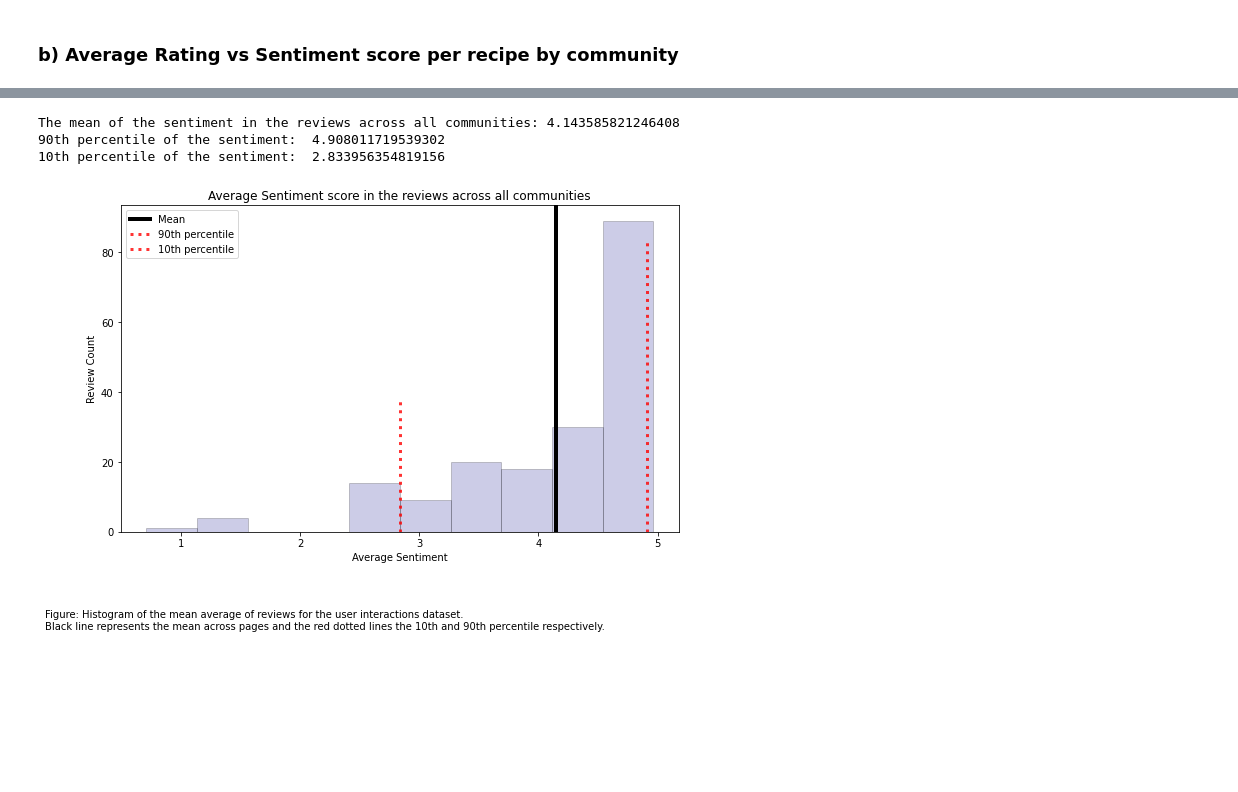
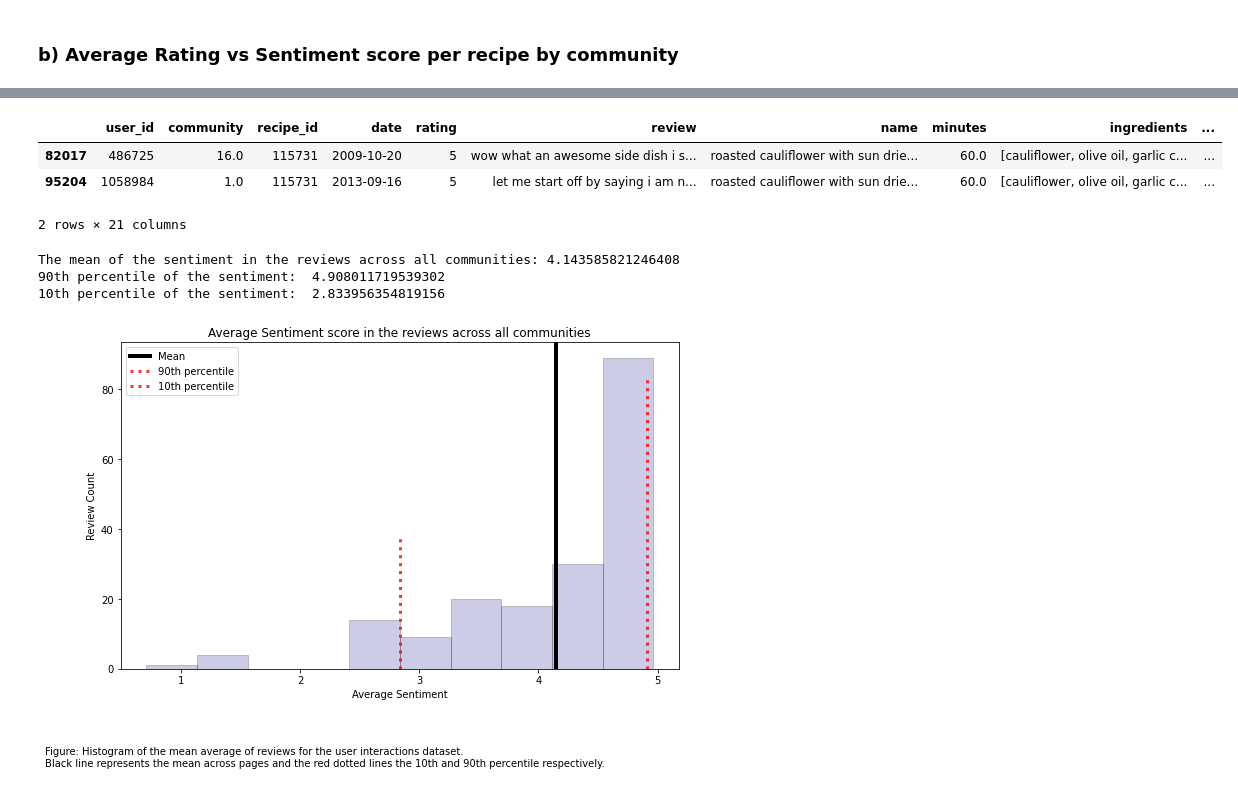
Before and after one commit to lucialarraona/finalproject_socialgraphs22, a Jupyter notebook: Notebooks/nlp_analysis.ipynb, the cells around one changed output, grey strips where cells are left out. Saved outputs shown, nothing was run; the diff lists cells and outputs as text; code cells hidden in the pictures; blank space fills up the shorter version.

```diff
--- a/Notebooks/nlp_analysis.ipynb
+++ b/Notebooks/nlp_analysis.ipynb
@@ -977,3 +1022,11 @@ com0
+# %%
+filter_best_recipe = df_reviews2[df_reviews2['recipe_id'] == 115731]
+filter_best_recipe
+# %% [output]
+|  | user_id | community | recipe_id | date | rating | review | name | minutes | ingredients | ... |
+| 82017 | 486725 | 16.0 | 115731 | 2009-10-20 | 5 | wow what an awesome side dish i s... | roasted cauliflower with sun drie... | 60.0 | [cauliflower, olive oil, garlic c... | ... |
+| 95204 | 1058984 | 1.0 | 115731 | 2013-09-16 | 5 | let me start off by saying i am n... | roasted cauliflower with sun drie... | 60.0 | [cauliflower, olive oil, garlic c... | ... |
+2 rows × 21 columns
 # %%
 # Mean, 10th and 90th percentile of the sentiment
 
```
Also changed, not shown: parts of 14 cells of this notebook.
